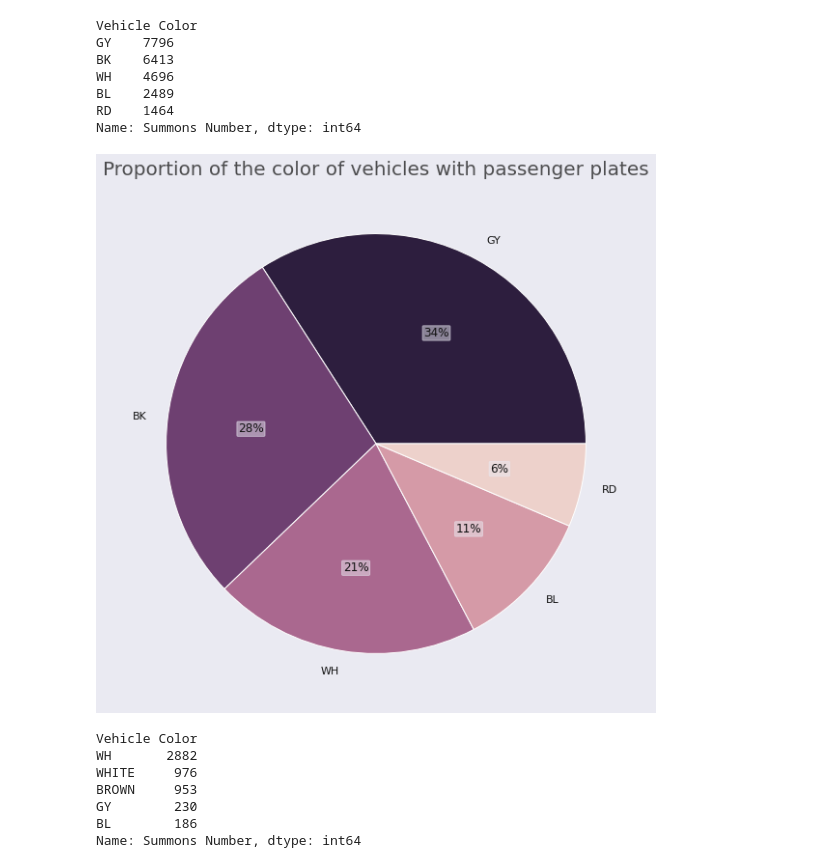
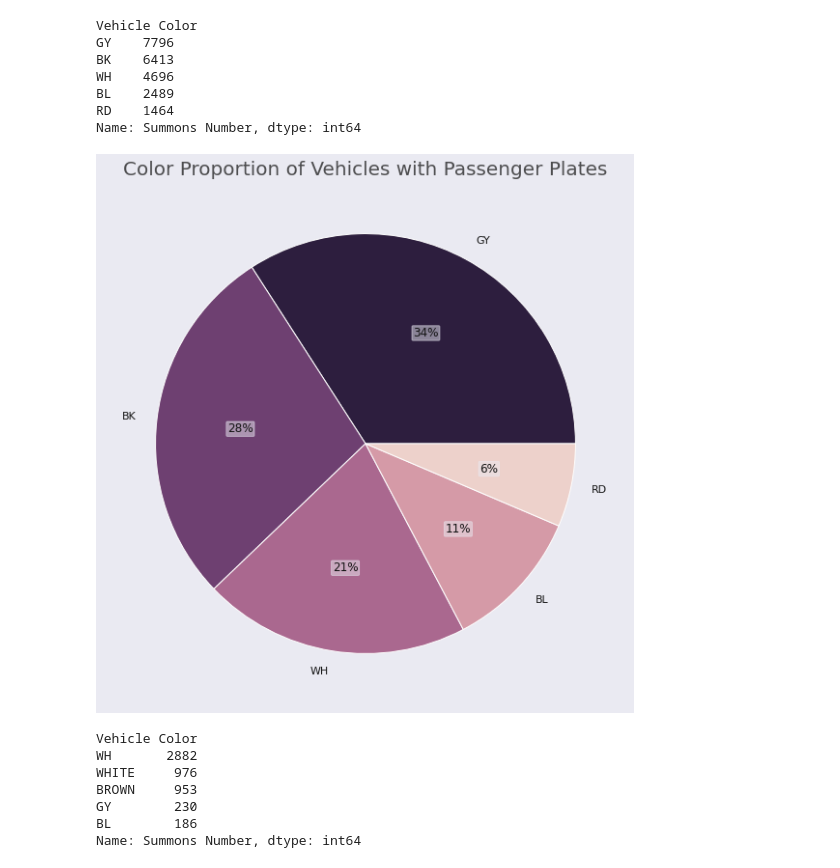
Before and after one commit to pedrohortencio/data-analysis-projects, a Jupyter notebook: NYC Parking Violations/NYC_Parking_Violations.ipynb, the cells around one changed output. Drawn from its saved outputs; the diff is of its cells as text; code cells hidden in the pictures.

```diff
--- a/NYC Parking Violations/NYC_Parking_Violations.ipynb
+++ b/NYC Parking Violations/NYC_Parking_Violations.ipynb
@@ -227,11 +227,12 @@ import matplotlib.pyplot as plt
 # Setting the seaborn default theme
 sns.set_theme()
 # %%
-color_map = sns.color_palette("ch:start=0,rot=.4_r", as_cmap=True)
+# Setting plot arguments that will be used in multiple visualizations
 
-props = dict(boxstyle='round', facecolor='#eaeaf2', alpha=0.5, edgecolor='#eaeaf2', pad=0.1)
-
-text_props = {'color':"#121212",  'bbox': props} #'backgroundcolor': '#eaeaf2',
+color_map = sns.color_palette("ch:start=0,rot=.4_r", as_cmap=True)  # colormap
+props = dict(boxstyle='round', facecolor='#eaeaf2',     # bbox properties
+             alpha=0.5, edgecolor='#eaeaf2', pad=0.1)
+text_props = {'color':"#121212",  'bbox': props}        # text properties
 # %% [markdown]
 ###A plot that shows the number of parking violations issued for each vehicle year
 # %%
@@ -448,16 +450,16 @@ Name: Summons Number, dtype: int64
 # %%
 fig = plt.figure(figsize=(10, 10))
 fig.patch.set_facecolor('#eaeaf2')
 
 ax = top_colors_pas.plot.pie(colormap=color_map, autopct='%1.0f%%', textprops=text_props)
 ax.set(xlabel='', ylabel='')
 
-plt.title('Proportion of the color of vehicles with passenger plates',
+plt.title('Color Proportion of Vehicles with Passenger Plates',
           size=20, alpha=0.8);
 
 plt.show();
 # %% [output]
-[figure, old version]
+[figure, new version]
 # %%
 top_colors_com = df[df['Plate Type'] == 'COM'].groupby('Vehicle Color')['Summons Number'].count().nlargest(5)
 top_colors_com
```
Also changed, not shown: parts of 12 cells of this notebook.
